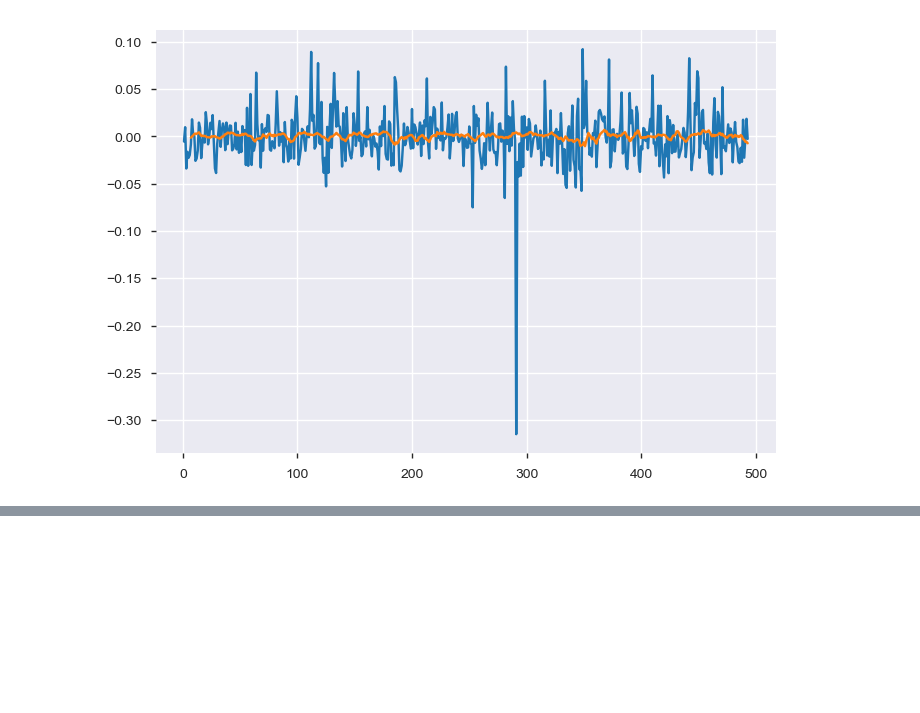
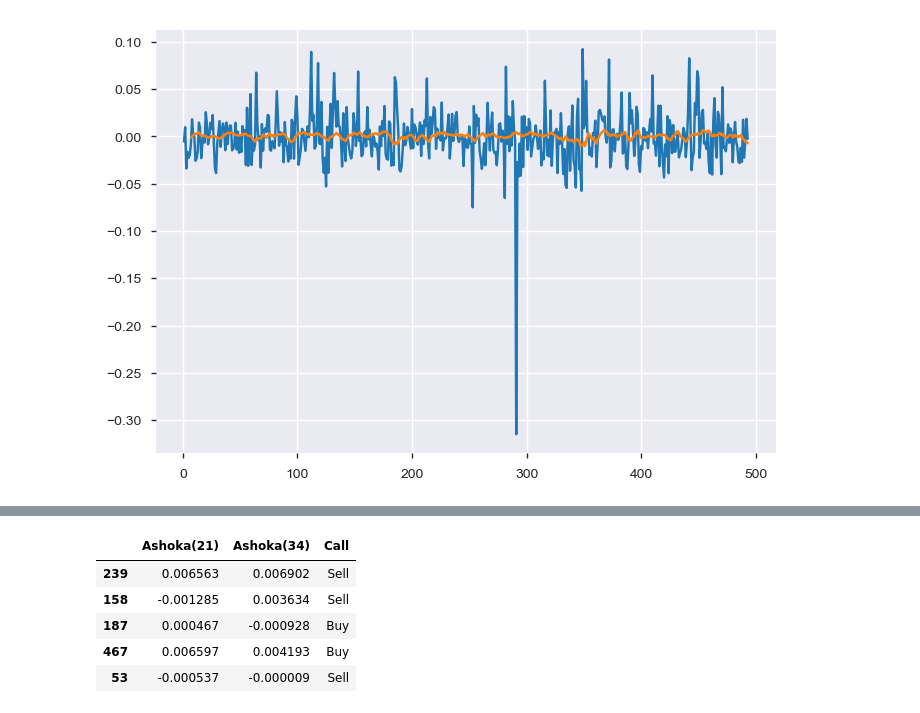
Before and after one commit to atkrish0/securitized-asset-analysis, a Jupyter notebook: 2 - Plotting in Financial Markets.ipynb, the cells around one changed output, grey strips where cells are left out. Saved outputs shown, nothing was run; the diff lists cells and outputs as text; code cells hidden in the pictures; blank space fills up the shorter version.

Commit message:
Computed 21 & 34 day Moving Averages
Attributed buy and sell signals

```diff
--- a/2 - Plotting in Financial Markets.ipynb
+++ b/2 - Plotting in Financial Markets.ipynb
@@ -506,0 +537,2 @@ plt.plot(nifty_vol)
+# %%
+a.rename(columns={'Ashoka': 'Ashoka(21)'}, inplace=True)
@@ -506,0 +548,4 @@ plt.plot(nifty_vol)
+# %%
+b.rename(columns={'Ashoka': 'Ashoka(34)'}, inplace=True)
+# %%
+ashoka_ab = pd.concat([a, b], axis=1)
@@ -506,0 +561,11 @@ plt.plot(nifty_vol)
+# %%
+ashoka_ab['Call'] = np.where((ashoka_ab['Ashoka(21)'] > ashoka_ab['Ashoka(34)']), 'Buy', 'Sell')
+# %%
+ashoka_ab.sample(5)
+# %% [output]
+|  | Ashoka(21) | Ashoka(34) | Call |
+| 239 | 0.006563 | 0.006902 | Sell |
+| 158 | -0.001285 | 0.003634 | Sell |
+| 187 | 0.000467 | -0.000928 | Buy |
+| 467 | 0.006597 | 0.004193 | Buy |
+| 53 | -0.000537 | -0.000009 | Sell |
```
Also changed, not shown: parts of 8 cells of this notebook.
